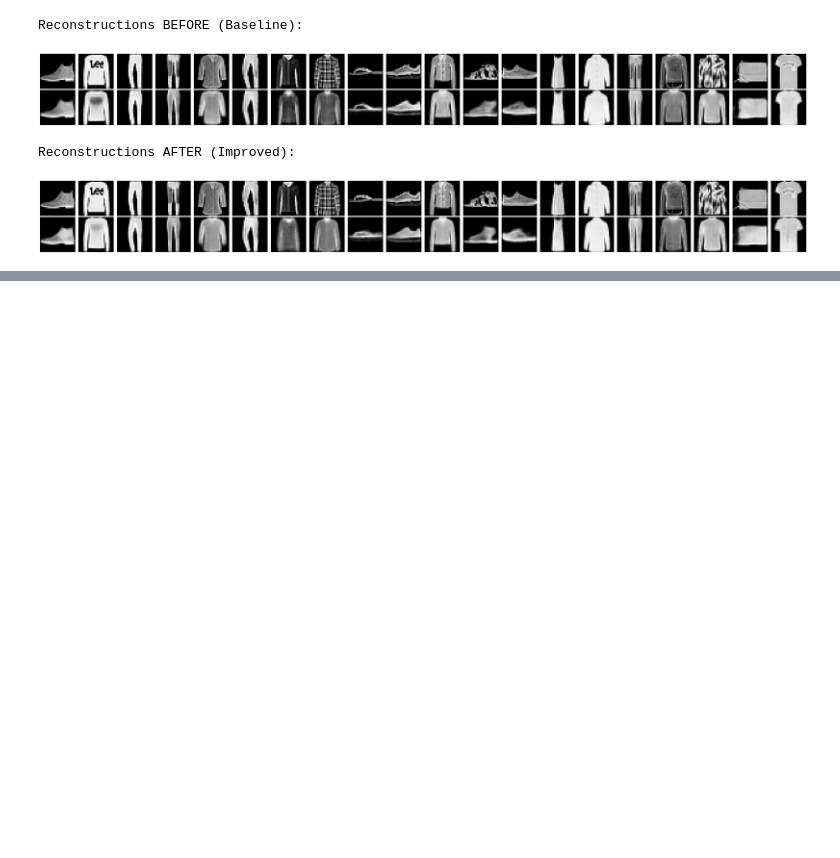
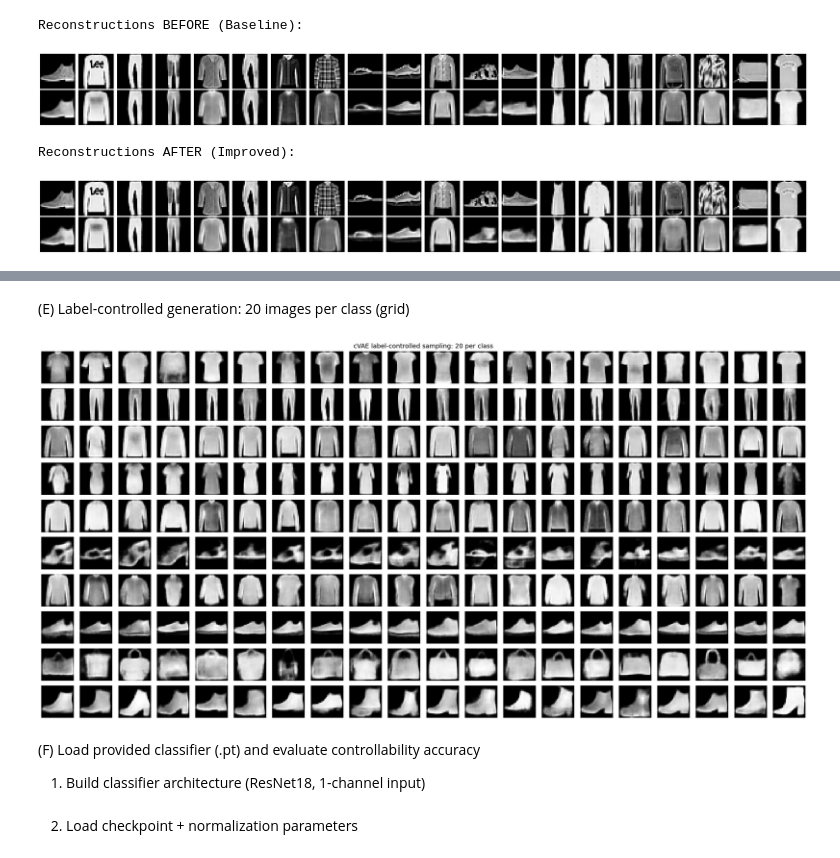
Before and after one commit to FaridMahmoudzadeh/Variational-Autoencoder, a Jupyter notebook: Variational Autoencoder.ipynb, the cells around one changed output, grey strips where cells are left out. Cells and saved outputs as stored; diff of their text form; code cells hidden in the pictures; blank space fills up the shorter version.

```diff
--- a/Variational Autoencoder.ipynb
+++ b/Variational Autoencoder.ipynb
@@ -1118,0 +1151,16 @@ plot_beta_histories(beta_histories, BETAS)
+# %%
+
+import torch
+import torch.nn as nn
+import torch.nn.functional as F
+import numpy as np
+import matplotlib.pyplot as plt
+from torchvision import models
+
+NUM_CLASSES = 10
+LATENT_DIM_CVAE = 16
+LR_CVAE = 1e-3
+EPOCHS_CVAE = 20
+BETA_CVAE = 1.0
+
+CLASSIFIER_PATH = "./fashion_resnet18_classifier.pt"
@@ -1118,0 +1323,43 @@ plot_beta_histories(beta_histories, BETAS)
+# %% [markdown]
+(E) Label-controlled generation: 20 images per class (grid)
+# %%
+def generate_per_class_grid_cvae(model, n_per_class=20, num_classes=10, device="cuda"):
+    model.eval()
+
+    all_imgs = []
+    all_labels = []
+    with torch.no_grad():
+        for cls in range(num_classes):
+            y = torch.full((n_per_class,), cls, dtype=torch.long, device=device)
+            z = torch.randn(n_per_class, model.latent_dim, device=device)
+            x_gen = model.decode(z, y)  # (n,1,28,28)
+            all_imgs.append(x_gen.cpu())
+            all_labels.append(y.cpu())
+
+    x_gen = torch.cat(all_imgs, dim=0)  # (num_classes*n,1,28,28)
+    y_gen = torch.cat(all_labels, dim=0)
+
+    # display: rows = classes, cols = n_per_class
+    x_vis = (x_gen * 0.5) + 0.5  # [-1,1] -> [0,1]
+    rows, cols = num_classes, n_per_class
+    fig, axes = plt.subplots(rows, cols, figsize=(1.2*cols, 1.2*rows))
+
+    idx = 0
+    for r in range(rows):
+        for c in range(cols):
+            axes[r, c].imshow(x_vis[idx, 0], cmap="gray")
+            axes[r, c].axis("off")
+            idx += 1
+        axes[r, 0].set_ylabel(f"class {r}", rotation=0, labelpad=30, va="center")
+
+    plt.suptitle(f"cVAE label-controlled sampling: {n_per_class} per class", fontsize=14)
+    plt.tight_layout()
+    plt.show()
+
+generate_per_class_grid_cvae(cvae, n_per_class=20, num_classes=NUM_CLASSES, device=device)
+# %% [output]
+[figure, added]
+# %% [markdown]
+(F) Load provided classifier (.pt) and evaluate controllability accuracy
+
+1) Build classifier architecture (ResNet18, 1-channel input)
@@ -1118,0 +1376,2 @@ plot_beta_histories(beta_histories, BETAS)
+# %% [markdown]
+2) Load checkpoint + normalization parameters
```
Also changed, not shown: parts of 68 cells of this notebook.
